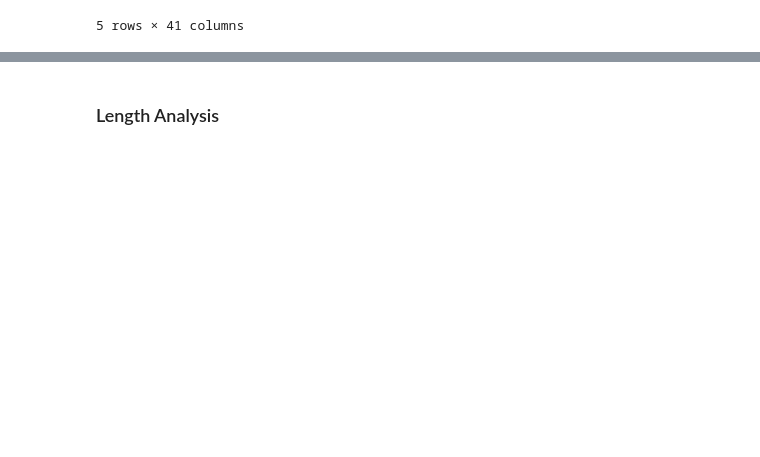
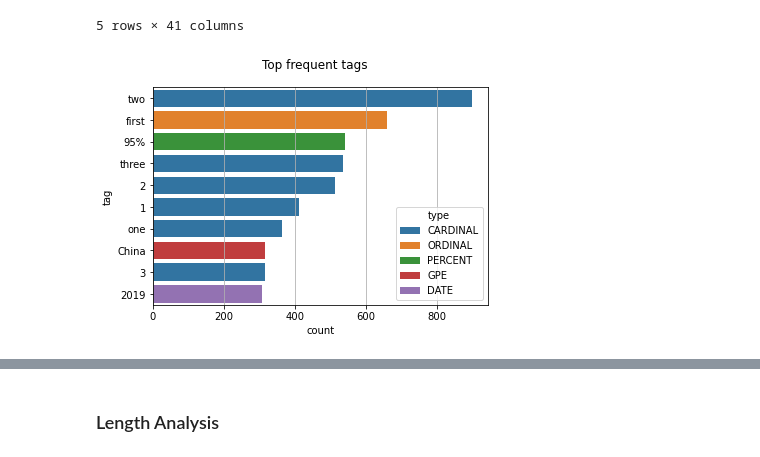
Before and after one commit to janubangalore/COVID-19-Journal-Decision-Using-ML, a Jupyter notebook: COVID -19 Journal Decision using ML.ipynb, the cells around one changed output, grey strips where cells are left out. Drawn from its saved outputs; the diff is of its cells as text; code cells hidden in the pictures; blank space fills up the shorter version.

Commit message:
Most Frequent tags is working

```diff
--- a/COVID -19 Journal Decision using ML.ipynb
+++ b/COVID -19 Journal Decision using ML.ipynb
@@ -418,3 +418,21 @@ english_data_filtered.head()
 | 3 | x2zq0lnt | d882f79283751d6c7f2e48cb991ee8abb... | PMC | The Transmissibility of Highly Pa... | 10.1371/journal.pone.0000349 | PMC1831494 | 17406673.0 | cc-by | BACKGROUND: With the increased oc... | 2007-04-04 | ... |
 | 4 | s4y6uxsb | 305cf1019ca9c81126b2e527fedf79969... | PMC | ElaD, a Deubiquitinating Protease... | 10.1371/journal.pone.0000381 | PMC1847702 | 17440617.0 | cc-by | BACKGROUND: Ubiquitin and ubiquit... | 2007-04-18 | ... |
 5 rows × 41 columns
+# %%
+#PLoS One - Most Frequent Tags in "PLoS One" Journal Abstract
+import seaborn as sns
+tags_list = english_data_filtered[english_data_filtered["journal"]=="PLoS One"]["tags"].sum()
+map_lst = list(map(lambda x: list(x.keys())[0], tags_list))
+english_data_filtered_tags = pd.DataFrame(map_lst, columns=['tag','type'])
+english_data_filtered_tags["count"] = 1
+english_data_filtered_tags = english_data_filtered_tags.groupby(['type',
+                'tag']).count().reset_index().sort_values("count",
+                 ascending=False)
+fig, ax = plt.subplots()
+fig.suptitle("Top frequent tags", fontsize=12)
+sns.barplot(x="count", y="tag", hue="type",
+            data=english_data_filtered_tags.iloc[:10,:], dodge=False, ax=ax)
+ax.grid(axis="x")
+plt.show()
+# %% [output]
+[figure, added]
```
Also changed, not shown: parts of 5 cells of this notebook.
